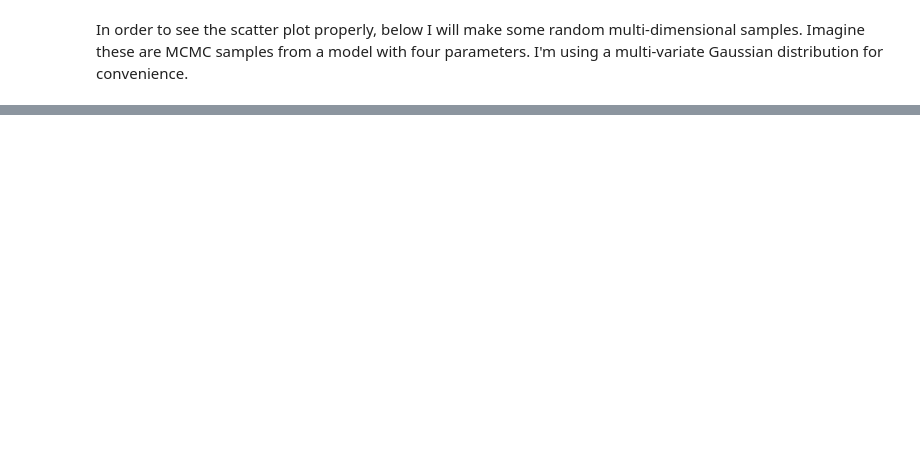
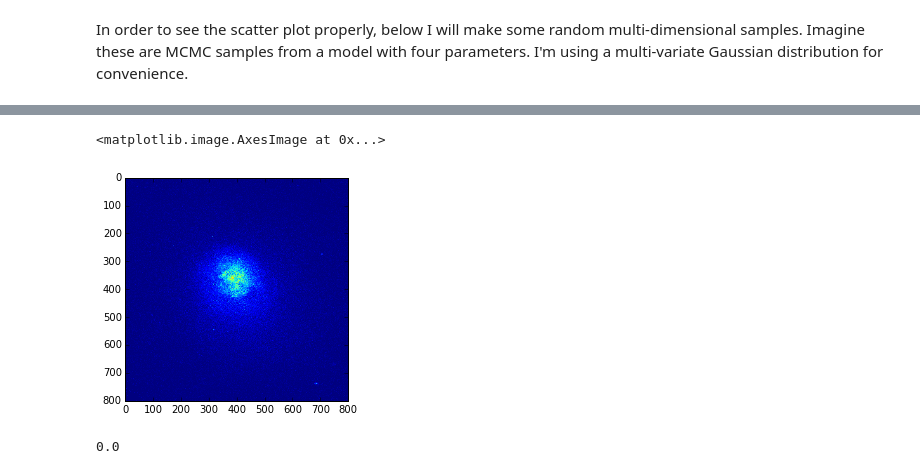
Before and after one commit to dhuppenkothen/PoissonFittingTutorial, a Jupyter notebook: ChandraImageFitting.ipynb, the cells around one changed output, grey strips where cells are left out. Cells and saved outputs as stored; diff of their text form; code cells hidden in the pictures; blank space fills up the shorter version.

```diff
--- a/ChandraImageFitting.ipynb
+++ b/ChandraImageFitting.ipynb
@@ -362,0 +379,10 @@ If you're interested in this sort of stuff, let me know and we can talk about it
+# %%
+hdulist = fits.open("2a0335_core_flux.fits")
+hdu_in = hdulist[0]
+sb_data  = hdu_in.data
+in_header = hdu_in.header
+# %%
+plt.imshow(sb_data)
+# %% [output]
+<matplotlib.image.AxesImage at 0x...>
+[figure, added]
@@ -362,0 +391,4 @@ If you're interested in this sort of stuff, let me know and we can talk about it
+# %%
+print(xdata[0][-1,0])
+# %% [output]
+0.0
```
Also changed, not shown: parts of 23 cells of this notebook.
